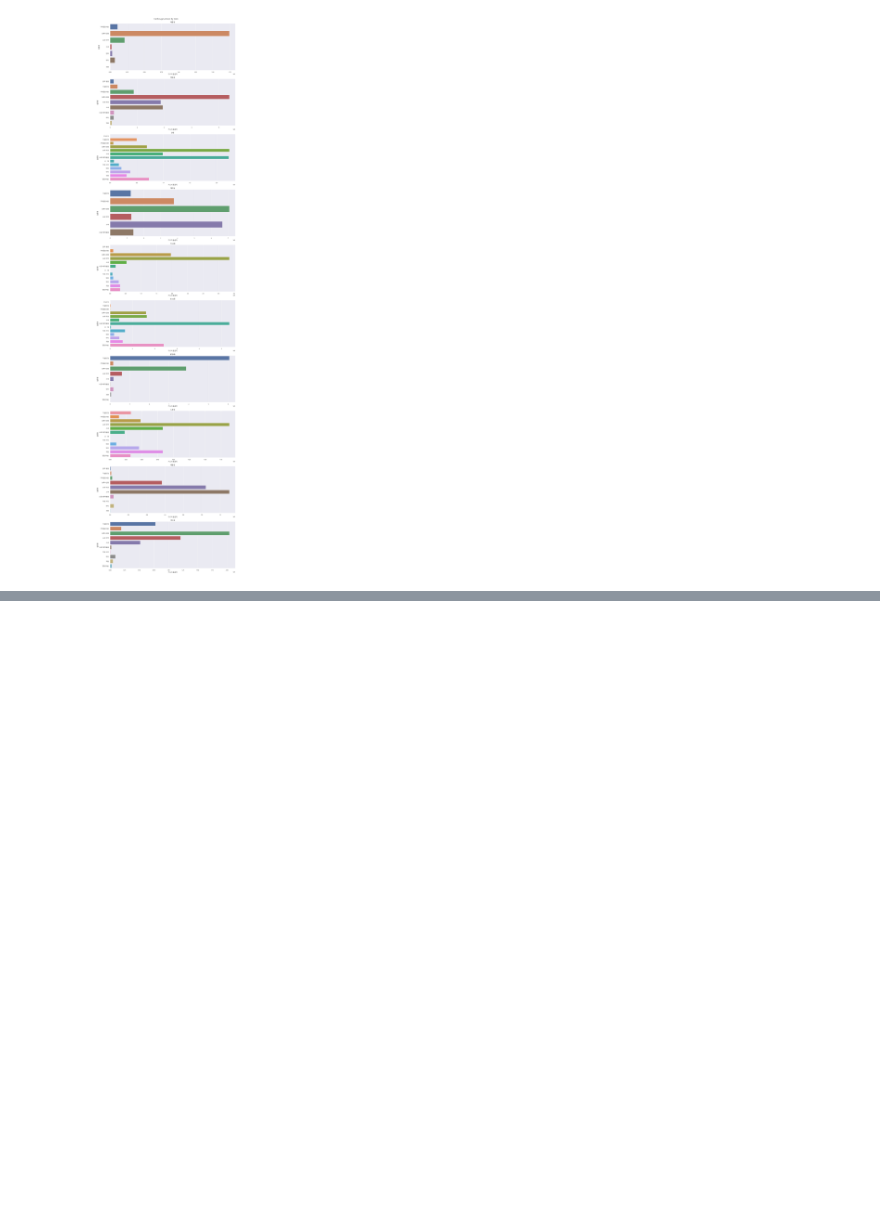
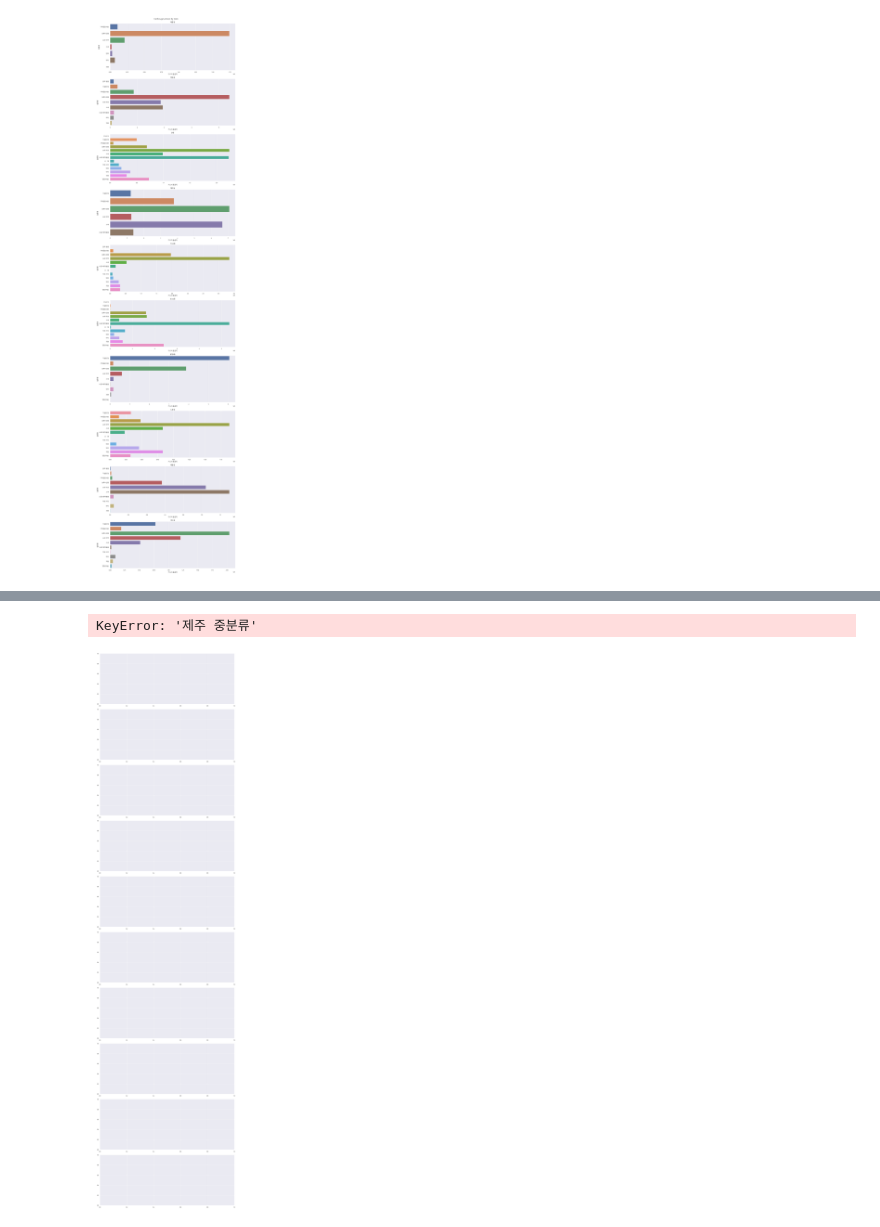
Before and after one commit to So-chankyun/consumption-pattern-analysis-of-jeju-tourist, a Jupyter notebook: consumption pattern analysis of jeju tourist.ipynb, the cells around one changed output, grey strips where cells are left out. Saved outputs shown, nothing was run; the diff lists cells and outputs as text; code cells hidden in the pictures; blank space fills up the shorter version.

```diff
--- a/consumption pattern analysis of jeju tourist.ipynb
+++ b/consumption pattern analysis of jeju tourist.ipynb
@@ -355,0 +397,14 @@ Text(0.5, 0.98, 'Card usage amount by town')
+# %%
+# 지역별로 소비된 업종 분포(사용 건수별)
+number_of_card_usage_by_town = data.groupby(['제주 중분류','업종명'])['카드이용건수'].sum()
+number_of_card_usage_by_town_df = number_of_card_usage_by_town.to_frame('카드이용건수').reset_index()
+fig, axes = plt.subplots(nrows=len(town_in_jejudo),figsize=(15,60),constrained_layout=True)
+
+for idx, town in enumerate(town_in_jejudo):
+    sns.barplot(ax=axes[idx],x='카드이용건수',y='업종명',data=number_of_card_usage_by_town[number_of_card_usage_by_town['제주 중분류']==town])
+    axes[idx].set_title(town)
+
+plt.suptitle('Number of card usage by town')
+# %% [output]
+KeyError: '제주 중분류'
+[figure, added]
```
Also changed, not shown: parts of 7 cells of this notebook.
